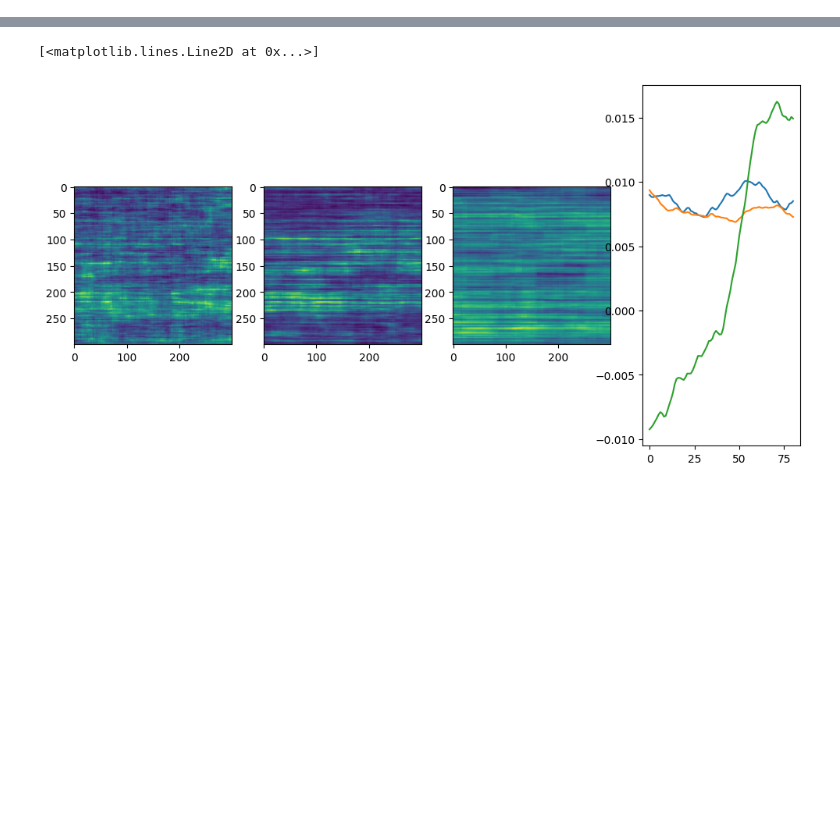
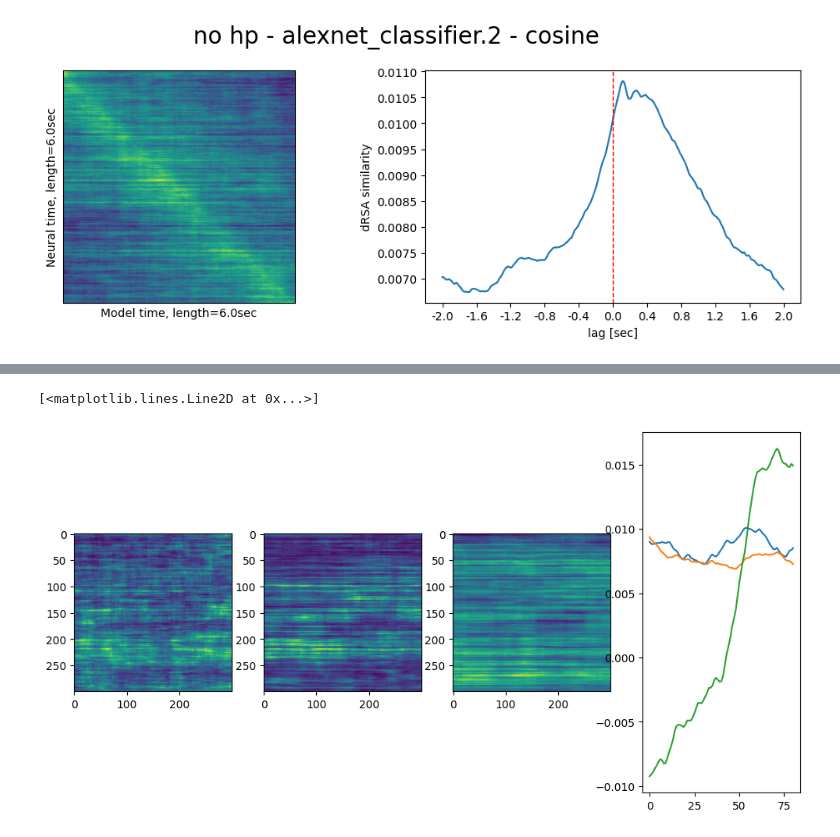
Before and after one commit to TizianoCausin01/project1917-26, a Jupyter notebook: python_scripts/scripts/dRSA_hp_comparison.ipynb, the cells around one changed output, grey strips where cells are left out. Saved outputs shown, nothing was run; the diff lists cells and outputs as text; code cells hidden in the pictures; blank space fills up the shorter version.

```diff
--- a/python_scripts/scripts/dRSA_hp_comparison.ipynb
+++ b/python_scripts/scripts/dRSA_hp_comparison.ipynb
@@ -148,0 +174,2 @@ tot_rsa = subsampling(neu, mod, cfg.time_points, cfg.iterations_n, cfg.pseudotri
+# %%
+tot_rsa_ICA = subsampling(neu_eyeICA, mod, cfg.time_points, cfg.iterations_n, cfg.pseudotrials_n, subsampling_RSA, *(cfg.RDM_metric, cfg.RDM_metric),)
@@ -153 +200,5 @@ plot_rsa(tot_rsa, cfg.neu_fs, cfg.max_lag, f"no hp - {cfg.model_name} - {cfg.RDM
+# %%
+plot_rsa(tot_rsa_ICA, cfg.neu_fs, cfg.max_lag, f"no hp - {cfg.model_name} - {cfg.RDM_metric}", tick_step=40)
+# %% [output]
+[figure, added]
 # %%
```
Also changed, not shown: parts of 15 cells of this notebook, 8 other files.
